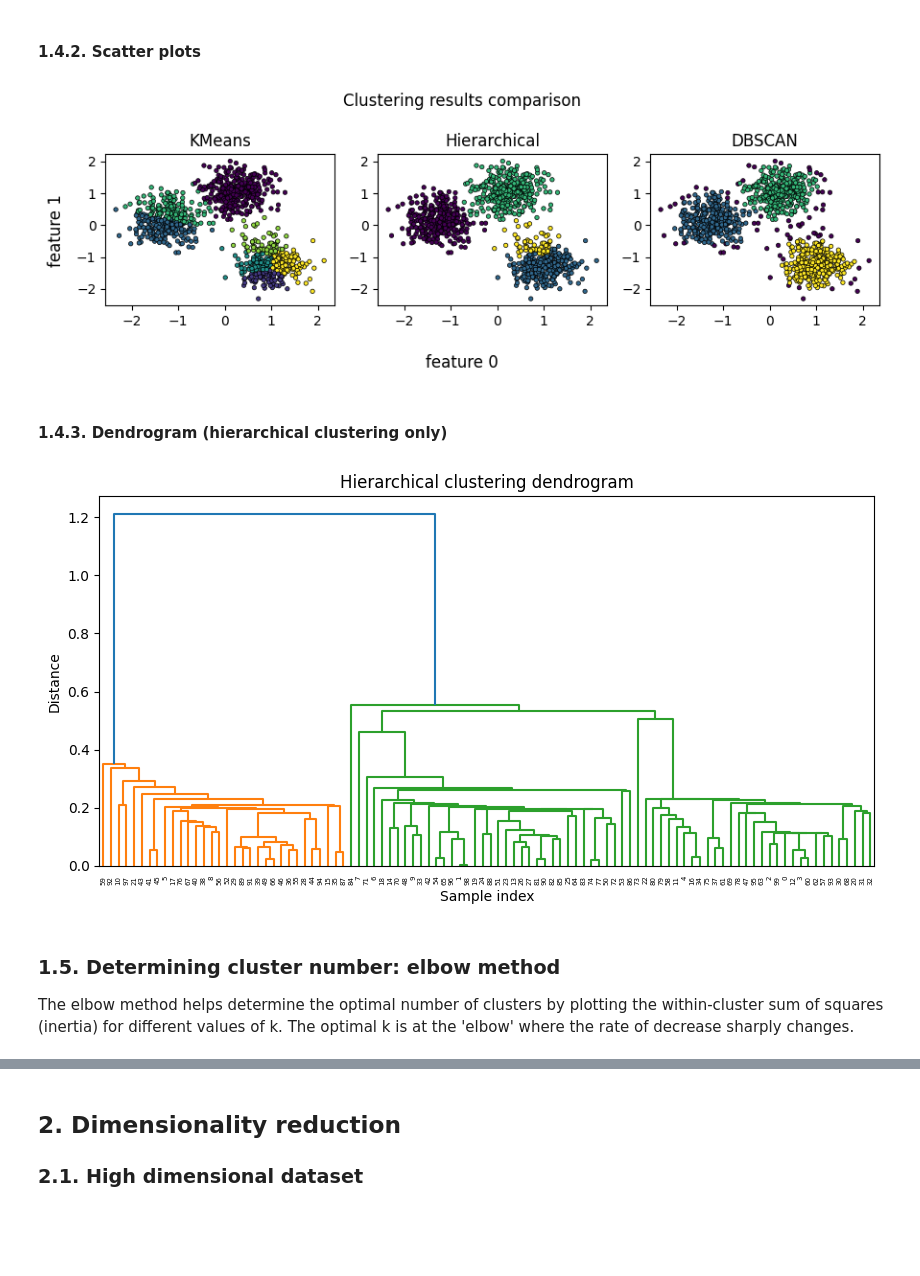
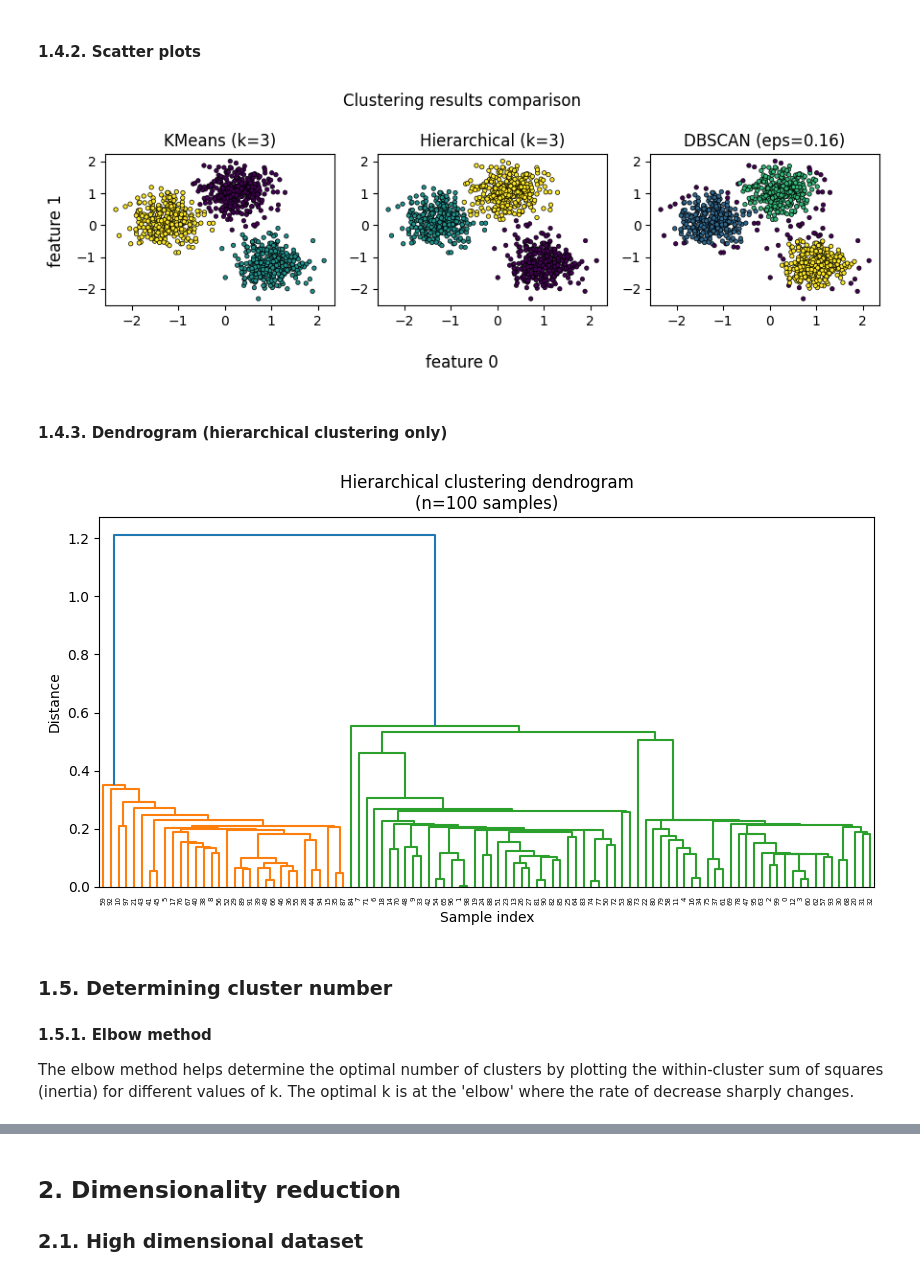
Before and after one commit to kebo0267/AI_ML_Classwork, a Jupyter notebook: class_demo/Lesson_22_demo.ipynb, the cells around one changed output, grey strips where cells are left out. Saved outputs shown, nothing was run; the diff lists cells and outputs as text; code cells hidden in the pictures; blank space fills up the shorter version.

```diff
--- a/class_demo/Lesson_22_demo.ipynb
+++ b/class_demo/Lesson_22_demo.ipynb
@@ -40,12 +45,14 @@ from scipy.cluster.hierarchy import dendrogram, linkage
 # %% [markdown]
 ### Dataset
 # %%
+# Number of clusters
+n_clusters = 3
+
 # Generate synthetic dataset
 data = make_blobs(
     n_samples=1000,
     n_features=2,
-    centers=3,
-    # center_box=(-1.0, 1.0),
+    centers=n_clusters,
     cluster_std=0.6,
     random_state=0
 )
@@ -166,36 +174,38 @@ fig.supylabel('feature 1')
 
 # KMeans
 axes[0].scatter(df['feature_0'], df['feature_1'], c=kmeans_labels, s = 10, edgecolors='black', linewidth=0.5)
-axes[0].set_title('KMeans')
+axes[0].set_title(f'KMeans (k={n_clusters})')
 
 # Hierarchical
 axes[1].scatter(df['feature_0'], df['feature_1'], c=hierarchical_labels, s = 10, edgecolors='black', linewidth=0.5)
-axes[1].set_title('Hierarchical')
+axes[1].set_title(f'Hierarchical (k={n_clusters})')
 
 # DBSCAN
 axes[2].scatter(df['feature_0'], df['feature_1'], c=dbscan_labels, s = 10, edgecolors='black', linewidth=0.5)
-axes[2].set_title('DBSCAN')
+axes[2].set_title(f'DBSCAN (eps={eps})')
 
 plt.tight_layout()
 plt.show()
 # %% [output]
-[figure, old version]
+[figure, new version]
 # %% [markdown]
 #### 1.4.3. Dendrogram (hierarchical clustering only)
 # %%
 # Create dendrogram
 linkage_matrix = linkage(df.iloc[:100])
 
 plt.figure(figsize=(10, 4.8))
 dendrogram(linkage_matrix)
-plt.title('Hierarchical clustering dendrogram')
+plt.title('Hierarchical clustering dendrogram\n(n=100 samples)')
 plt.xlabel('Sample index')
 plt.ylabel('Distance')
 plt.show()
 # %% [output]
-[figure, old version]
+[figure, new version]
 # %% [markdown]
-### 1.5. Determining cluster number: elbow method
+### 1.5. Determining cluster number
+
+#### 1.5.1. Elbow method
 
 The elbow method helps determine the optimal number of clusters by plotting the within-cluster sum of squares (inertia) for different values of k. The optimal k is at the 'elbow' where the rate of decrease sharply changes.
 # %%
```
Also changed, not shown: parts of 52 cells of this notebook, 1 other file.
